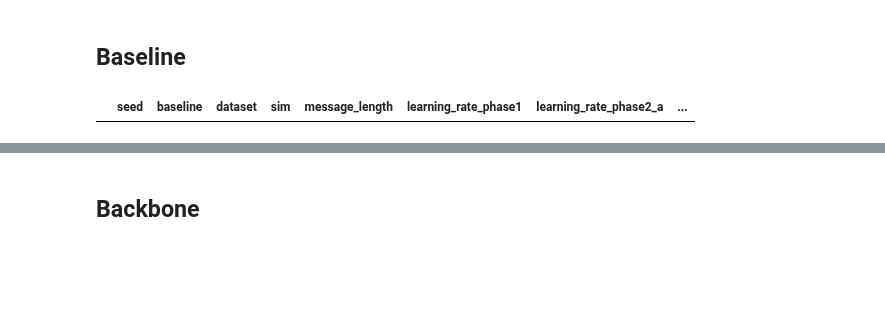
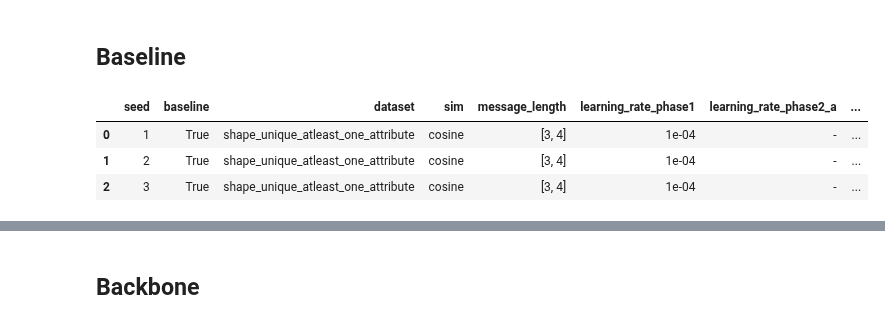
Before and after one commit to MehdiJmlkh/Test-Time-Emergent-Language, a Jupyter notebook: VQTT/results.ipynb, the cells around one changed output, grey strips where cells are left out. Cells and saved outputs as stored; diff of their text form; code cells hidden in the pictures; blank space fills up the shorter version.

```diff
--- a/VQTT/results.ipynb
+++ b/VQTT/results.ipynb
@@ -1158,12 +1184,16 @@ adapt
 # %%
 add_heading(3, "Baseline")
 
 res = filter_df({
     "dataset": "shape_unique_atleast_one_attribute",
     "sim": "cosine",
     "baseline": True,
+    "dialogued_checkpoint": "None"
 }, sort_by=["seed"])
 
 res[backbone_cols]
 # %% [output]
 |  | seed | baseline | dataset | sim | message_length | learning_rate_phase1 | learning_rate_phase2_a | ... |
+| 0 | 1 | True | shape_unique_atleast_one_attribute | cosine | [3, 4] | 1e-04 | - | ... |
+| 1 | 2 | True | shape_unique_atleast_one_attribute | cosine | [3, 4] | 1e-04 | - | ... |
+| 2 | 3 | True | shape_unique_atleast_one_attribute | cosine | [3, 4] | 1e-04 | - | ... |
```
Also changed, not shown: parts of 39 cells of this notebook.
